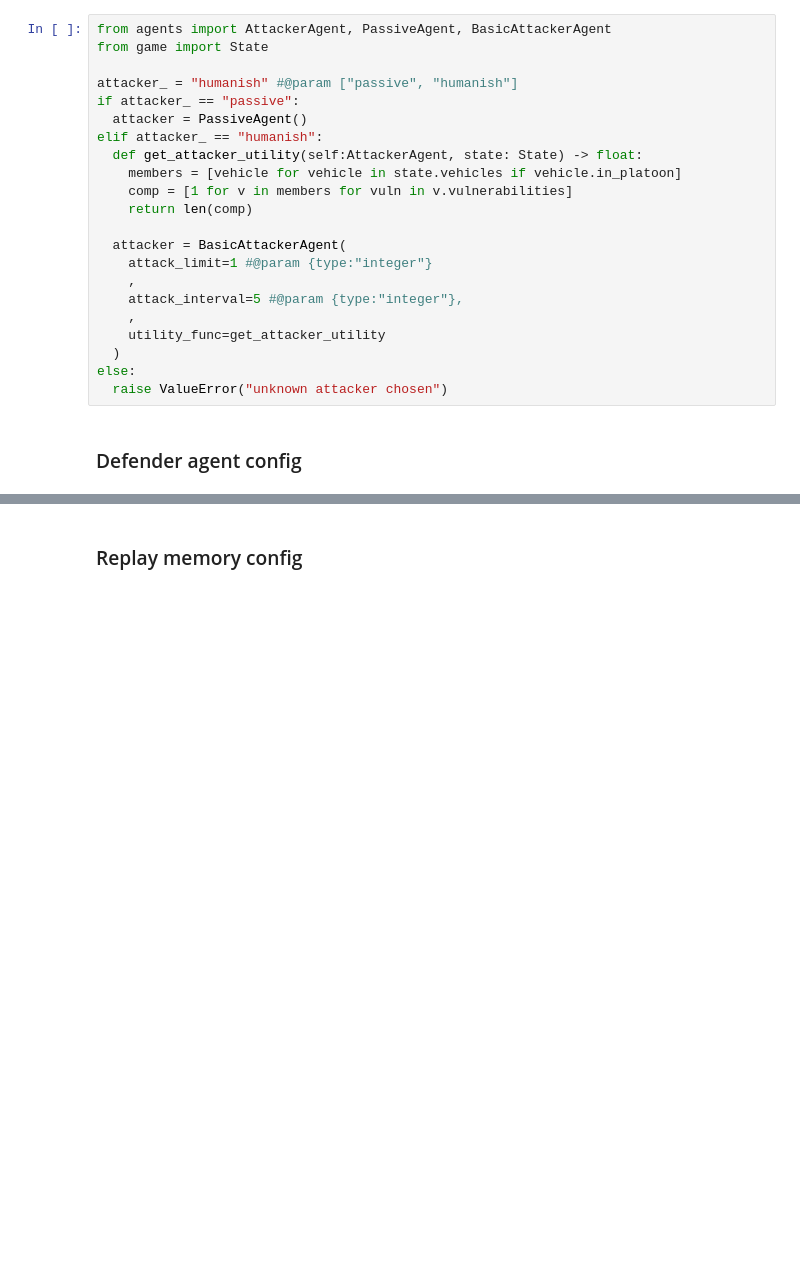
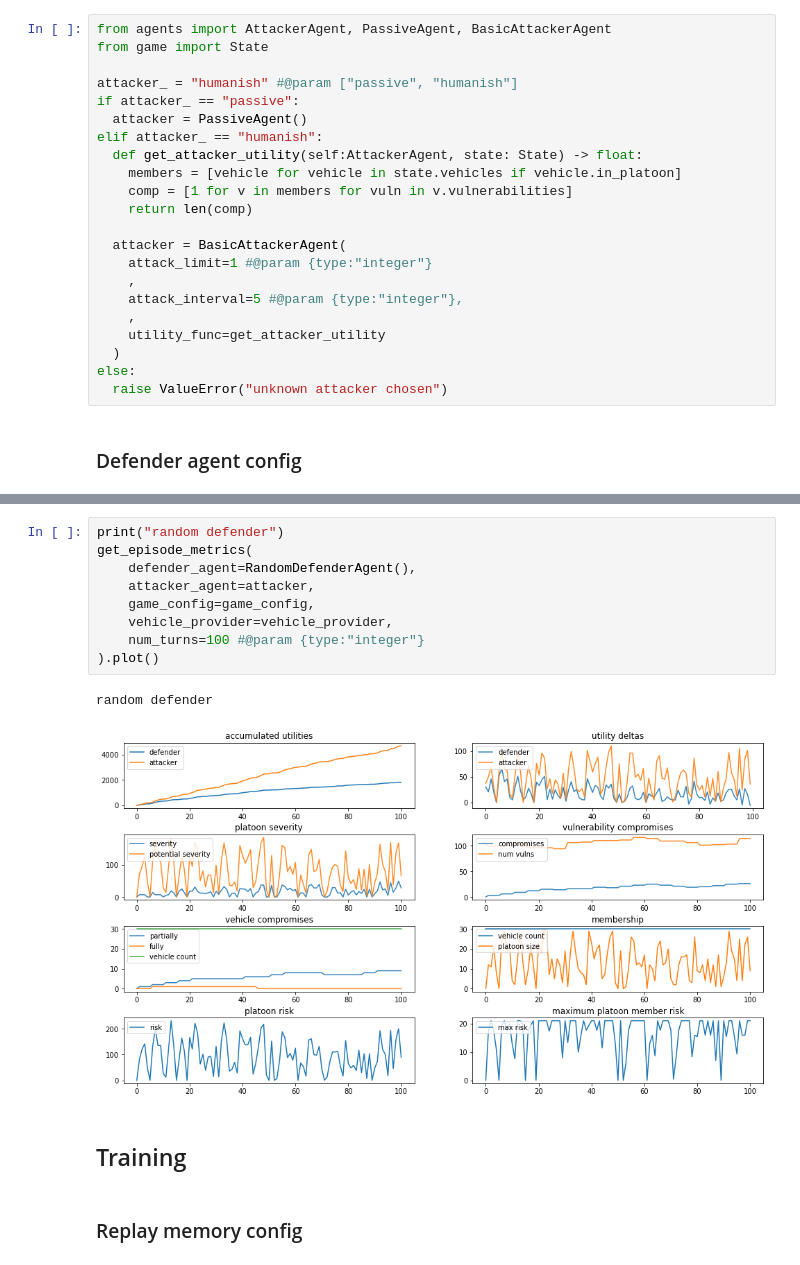
Before and after one commit to TeamDman/Vehicular-Game-Theory, a Jupyter notebook: platoongame/training.ipynb, the cells around one changed output, grey strips where cells are left out. Saved outputs shown, nothing was run; the diff lists cells and outputs as text; blank space fills up the shorter version.

```diff
--- a/platoongame/training.ipynb
+++ b/platoongame/training.ipynb
@@ -189,3 +206,17 @@ if load_checkpoint:
+# %%
+print("random defender")
+get_episode_metrics(
+    defender_agent=RandomDefenderAgent(),
+    attacker_agent=attacker,
+    game_config=game_config,
+    vehicle_provider=vehicle_provider,
+    num_turns=100 #@param {type:"integer"}
+).plot()
+# %% [output]
+random defender
+[figure, added]
+# %% [markdown]
+## Training
 # %% [markdown]
 ### Replay memory config
 # %%
```
Also changed, not shown: parts of 15 cells of this notebook, 4 other files.
